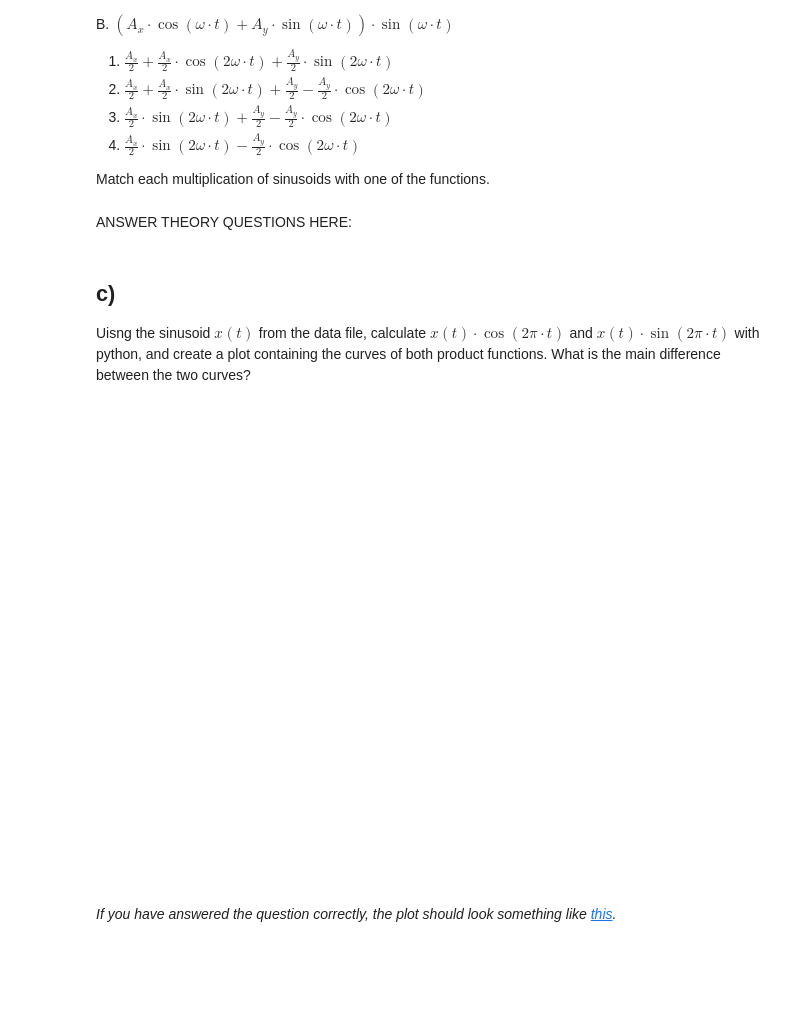
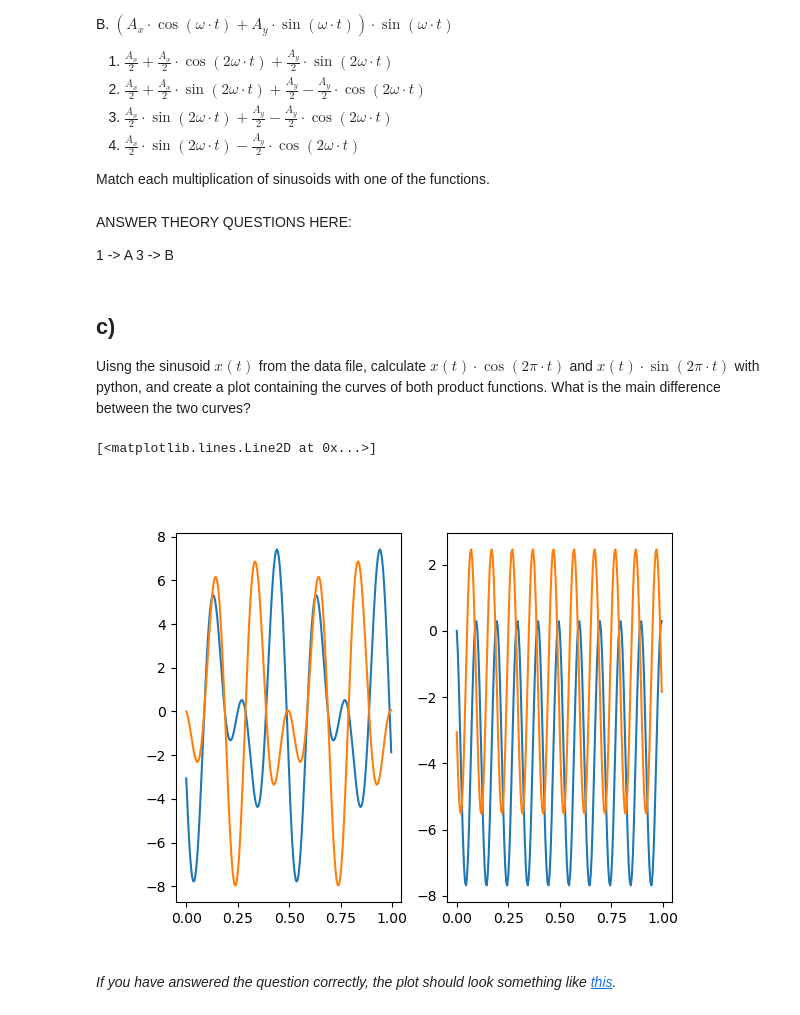
Before and after one commit to Mortenms/AIS2201_Exercises, a Jupyter notebook: Exercise_2/2_sinusoids_decomposition.ipynb, the cells around one changed output. Drawn from its saved outputs; the diff is of its cells as text; code cells hidden in the pictures; blank space fills up the shorter version.

```diff
--- a/Exercise_2/2_sinusoids_decomposition.ipynb
+++ b/Exercise_2/2_sinusoids_decomposition.ipynb
@@ -64,6 +72,9 @@ B. $\left(A_x \cdot \cos(\omega \cdot t) + A_y \cdot \sin(\omega \cdot t)\right)
 Match each multiplication of sinusoids with one of the functions.
 # %% [markdown]
 ANSWER THEORY QUESTIONS HERE:
+
+1 -> A
+3 -> B
 # %% [markdown]
 ## c)
 
@@ -71,10 +82,32 @@ Uisng the sinusoid $x(t)$ from the data file, calculate $x(t) \cdot \cos(2\pi \c
 # %%
 import numpy as np
 import matplotlib.pyplot as plt
 plt.close(3); plt.figure(3); # Downside of using interactive ipympl plots. It is necessary to close and re-open figure when plotting again.
 # WRITE YOUR CODE HERE:
+pi = np.pi
+x_c = np.copy(x)
+
+a1 = np.zeros(len(x_c))
+a2 = np.zeros(len(x_c))
+
+for i in range(len(x_c)):
+    a1[i] = x_c[i]*np.cos(2*pi*t[i])
+    a2[i] = x_c[i]*np.sin(2*pi*t[i])
+
+b1 = x*np.sin(2*pi*t*5)
+b2 = x*np.cos(2*pi*t*5)
+
+#plt.plot(t, x)
+plt.subplot(1,2,1)
+plt.plot(t, a1)
+plt.plot(t, a2)
+
+plt.subplot(1,2,2)
+plt.plot(t, b1)
+plt.plot(t, b2)
 # %% [output]
+[<matplotlib.lines.Line2D at 0x...>]
-[figure, old version]
+[figure, new version]
 # %% [markdown]
 *If you have answered the question correctly, the plot should look something like [this](Figurer/task2c_sol.png).*
 # %% [markdown]
```
Also changed, not shown: parts of 4 cells of this notebook, 3 other files.
